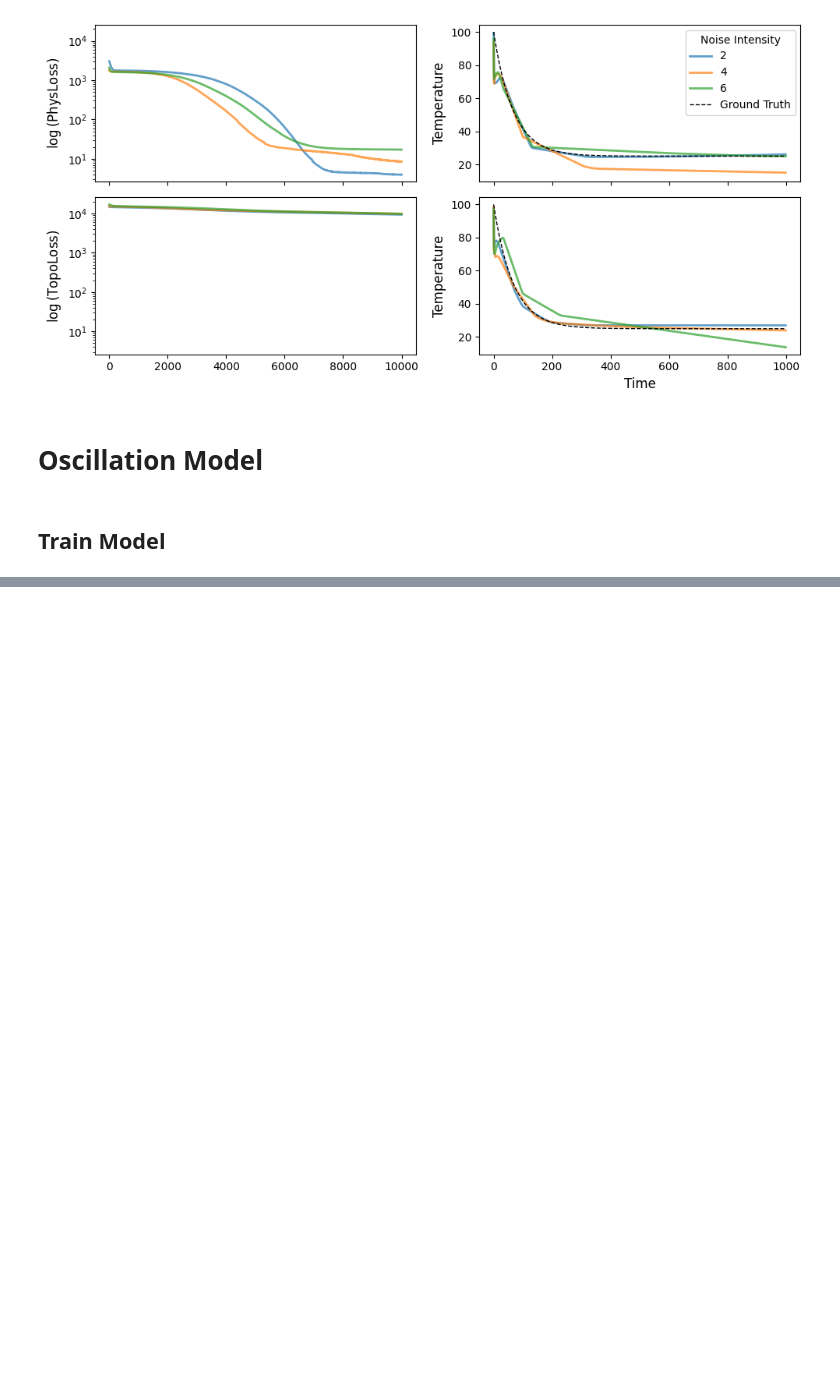
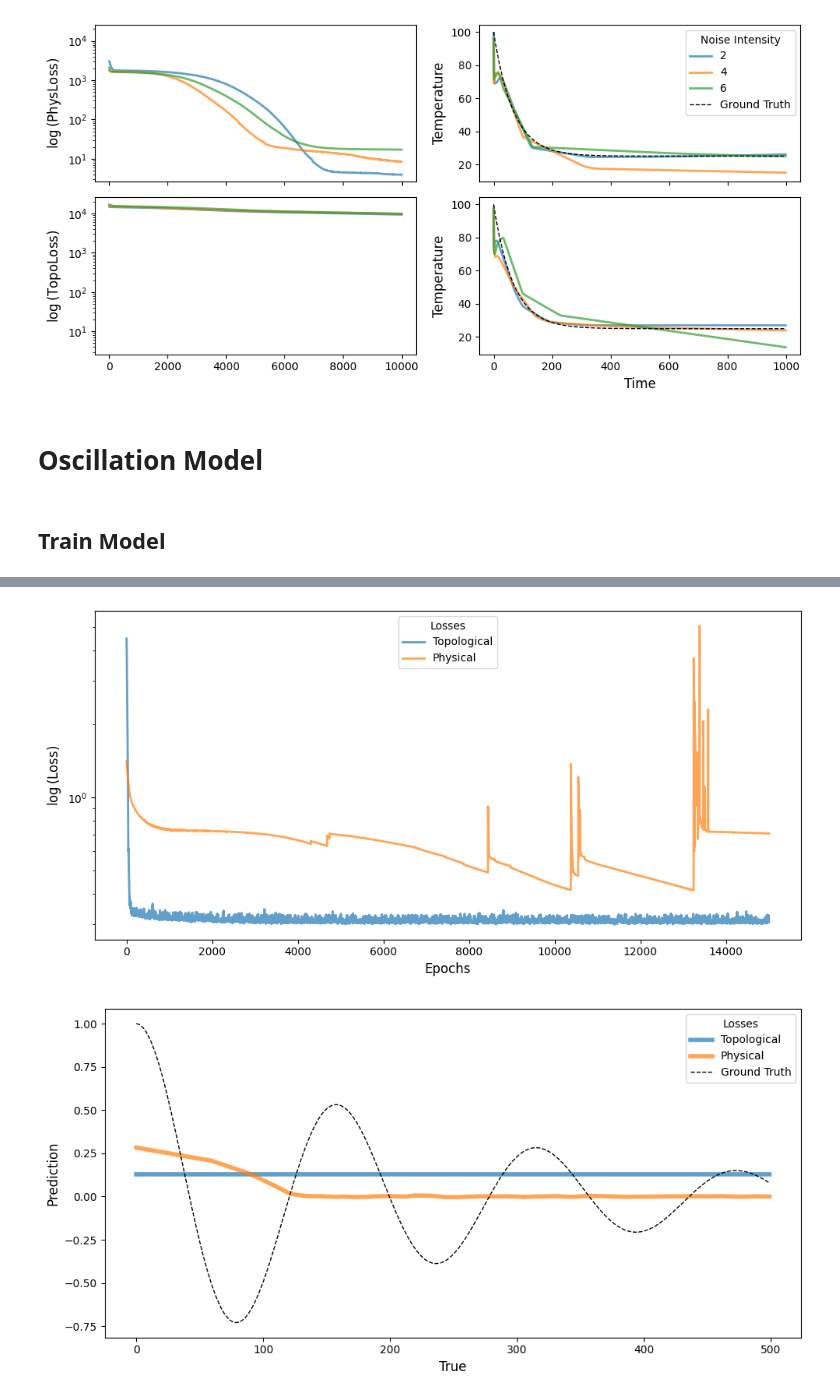
Before and after one commit to ckovacs2/TIPINN, a Jupyter notebook: prediction.ipynb, the cells around one changed output, grey strips where cells are left out. Saved outputs shown, nothing was run; the diff lists cells and outputs as text; code cells hidden in the pictures; blank space fills up the shorter version.

```diff
--- a/prediction.ipynb
+++ b/prediction.ipynb
@@ -155,0 +184,33 @@ for param in params:
+# %%
+fig0, ax0 = plt.subplots(figsize = (10, 5 ))
+fig1, ax1 = plt.subplots(figsize = (10, 5))
+for record in oscillate_records:
+    xs = range(len(record['losses']))
+    ys = range(len(record['prediction']))
+    if record['phys_loss']:
+        label = 'Physical'
+    else:
+        label = 'Topological'
+    ax0.plot(xs, record['losses'], label = label, lw = 2, alpha = 0.7)
+    ax1.plot(ys, record['prediction'].numpy().flatten(), label = label, lw = 4, alpha = 0.7)
+
+ax0.set_ylabel("$\log$(Loss)", fontsize = 12)
+ax0.set_xlabel("Epochs", fontsize = 12)
+ax0.set_yscale('log')
+ax0.legend(title = 'Losses')
+
+
+ax1.set_ylabel('Prediction', fontsize = 12)
+ax1.set_xlabel("True", fontsize = 12)
+ax1.plot(ys, oscillate.true_oscillate, label = 'Ground Truth', lw = 1, color = 'black', linestyle = '--')
+ax1.legend(title = 'Losses')
+
+fig0.tight_layout()
+fig1.tight_layout()
+
+#fig0.savefig("./imgs/cooling_law_with_diff_losses_0.svg")
+#fig1.savefig("./imgs/cooling_law_with_diff_losses_1.svg")
+plt.show()
+# %% [output]
+[figure, added]
+[figure, added]
```
Also changed, not shown: parts of 4 cells of this notebook, 3 other files.
